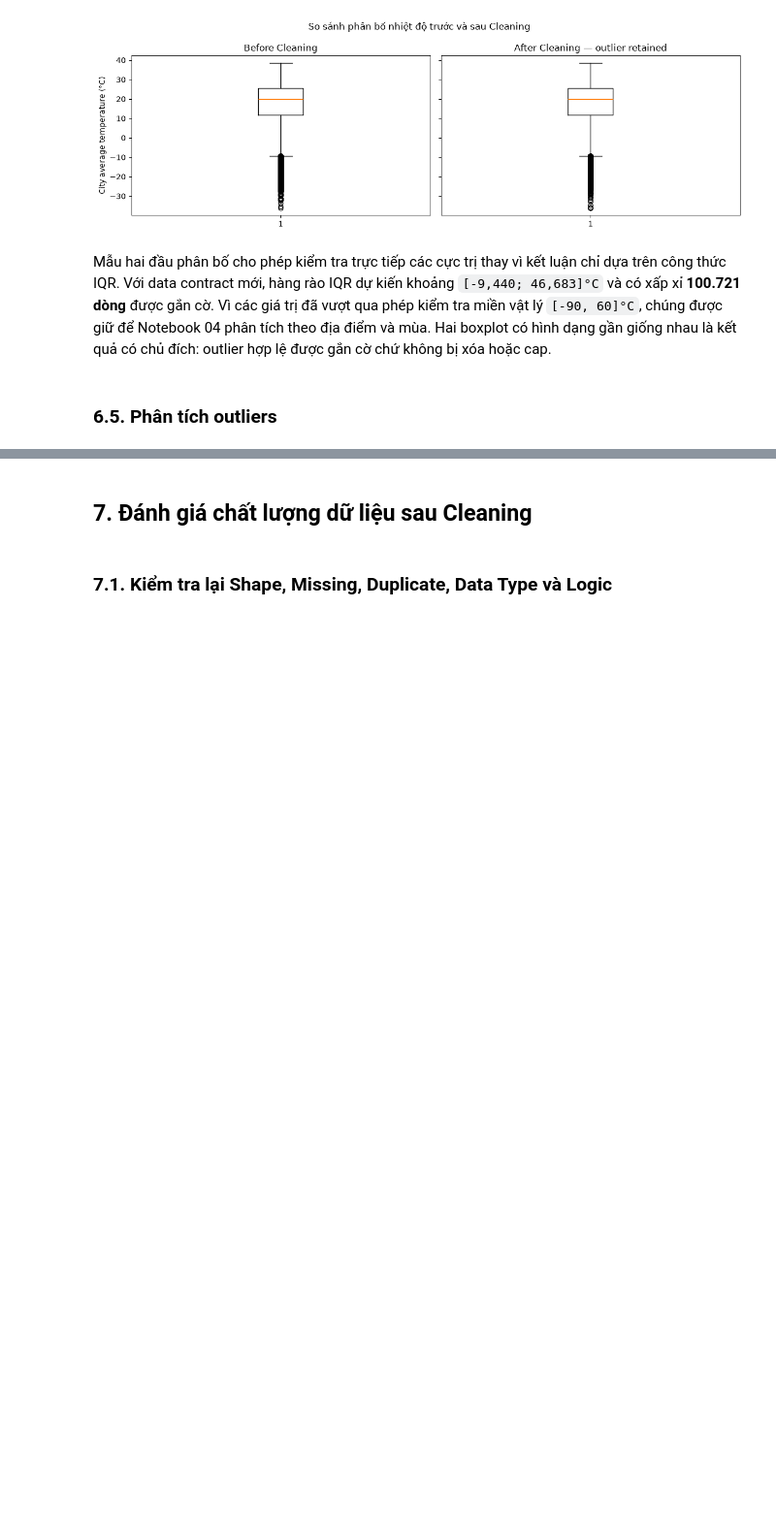
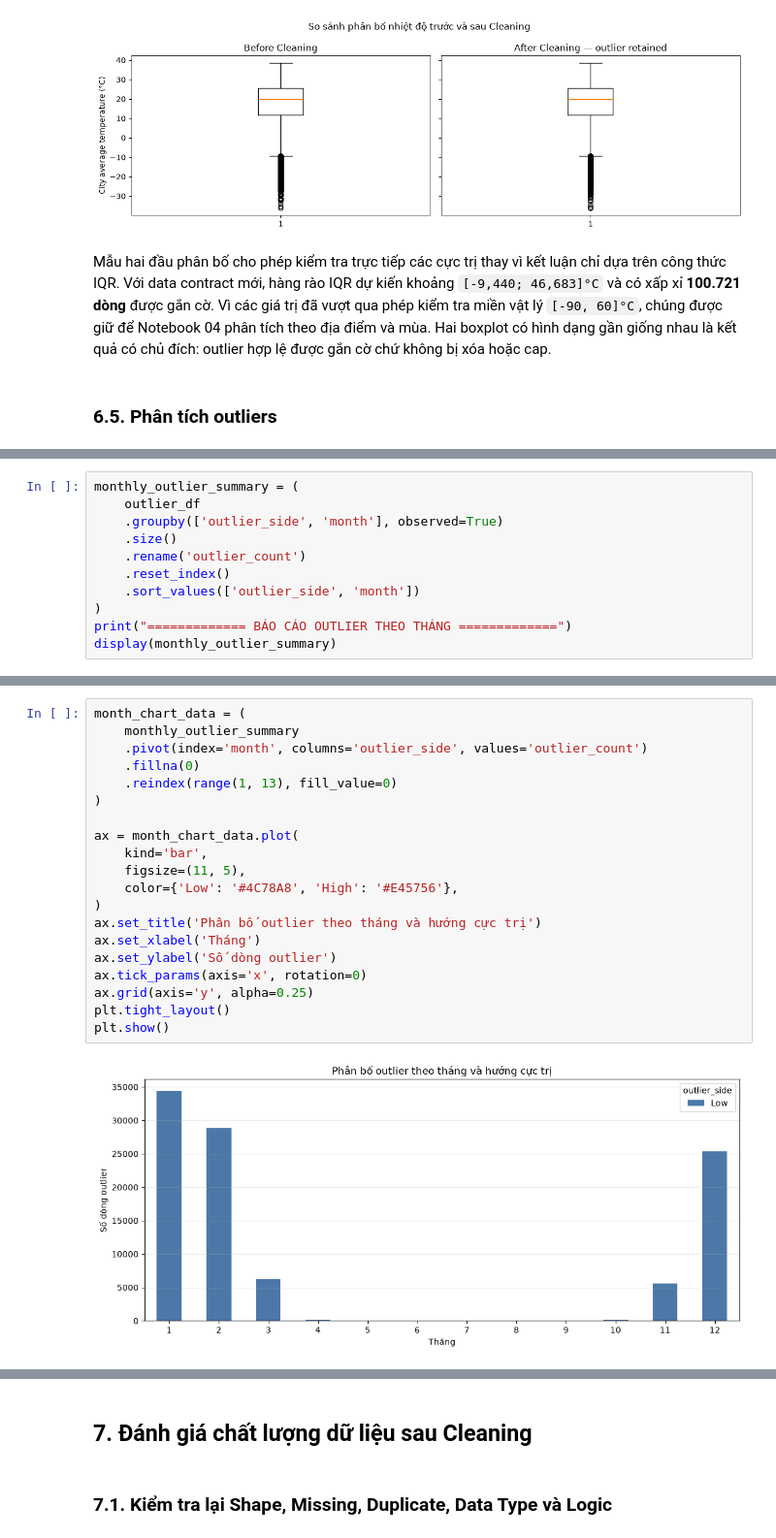
Before and after one commit to Sekaiiii1/Global-Surface-Temperature-Analysis, a Jupyter notebook: notebooks_v1/03_data_cleaning.ipynb, the cells around one changed output, grey strips where cells are left out. Shown at 97% size. Cells and saved outputs as stored; diff of their text form; blank space fills up the shorter version.

```diff
--- a/notebooks_v1/03_data_cleaning.ipynb
+++ b/notebooks_v1/03_data_cleaning.ipynb
@@ -902,0 +1058,11 @@ Mẫu hai đầu phân bố cho phép kiểm tra trực tiếp các cực trị
+# %%
+monthly_outlier_summary = (
+    outlier_df
+    .groupby(['outlier_side', 'month'], observed=True)
+    .size()
+    .rename('outlier_count')
+    .reset_index()
+    .sort_values(['outlier_side', 'month'])
+)
+print("============= BÁO CÁO OUTLIER THEO THÁNG =============")
+display(monthly_outlier_summary)
@@ -902,0 +1230,22 @@ Mẫu hai đầu phân bố cho phép kiểm tra trực tiếp các cực trị
+# %%
+month_chart_data = (
+    monthly_outlier_summary
+    .pivot(index='month', columns='outlier_side', values='outlier_count')
+    .fillna(0)
+    .reindex(range(1, 13), fill_value=0)
+)
+
+ax = month_chart_data.plot(
+    kind='bar',
+    figsize=(11, 5),
+    color={'Low': '#4C78A8', 'High': '#E45756'},
+)
+ax.set_title('Phân bố outlier theo tháng và hướng cực trị')
+ax.set_xlabel('Tháng')
+ax.set_ylabel('Số dòng outlier')
+ax.tick_params(axis='x', rotation=0)
+ax.grid(axis='y', alpha=0.25)
+plt.tight_layout()
+plt.show()
+# %% [output]
+[figure, added]
```
Also changed, not shown: parts of 42 cells of this notebook, 9 other files.
